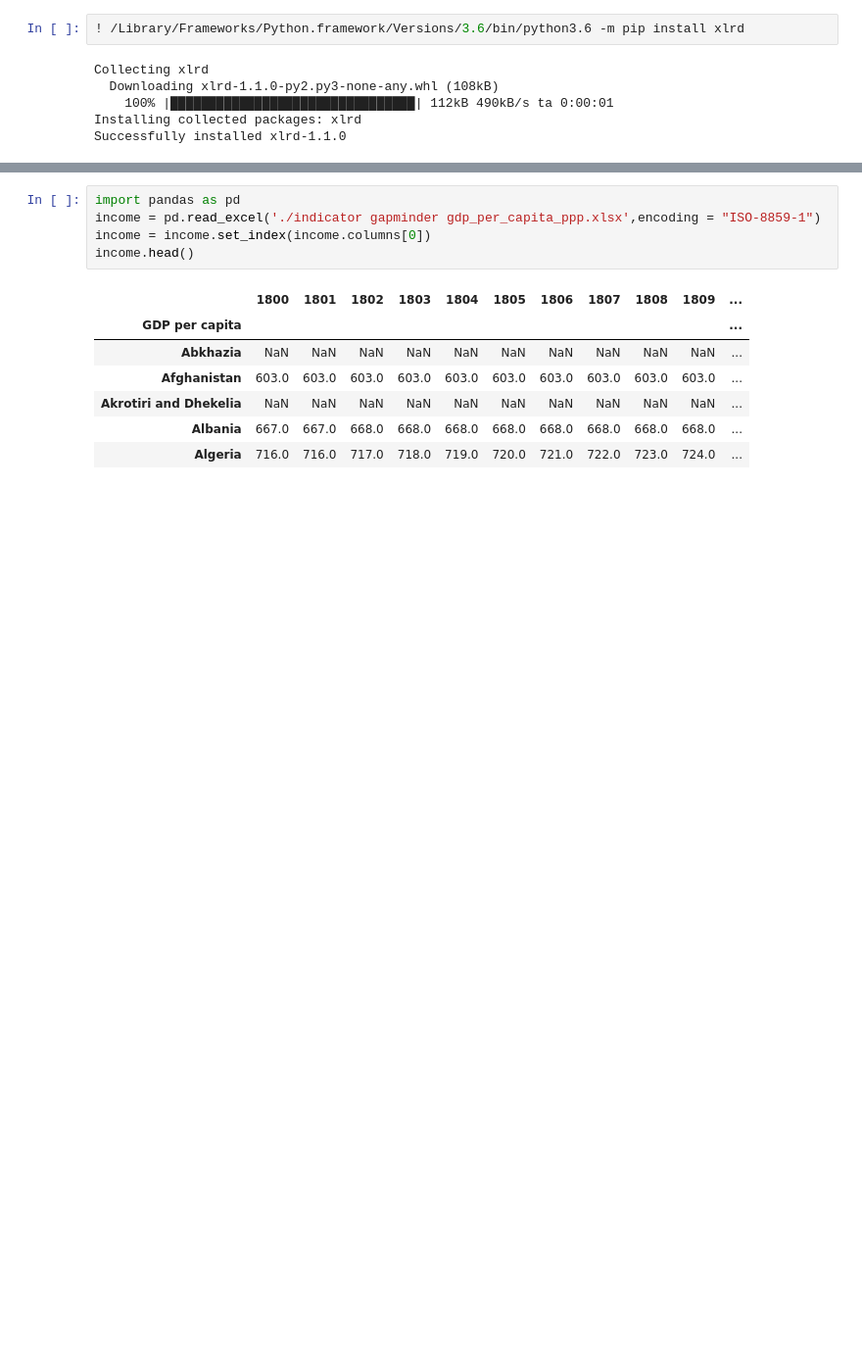
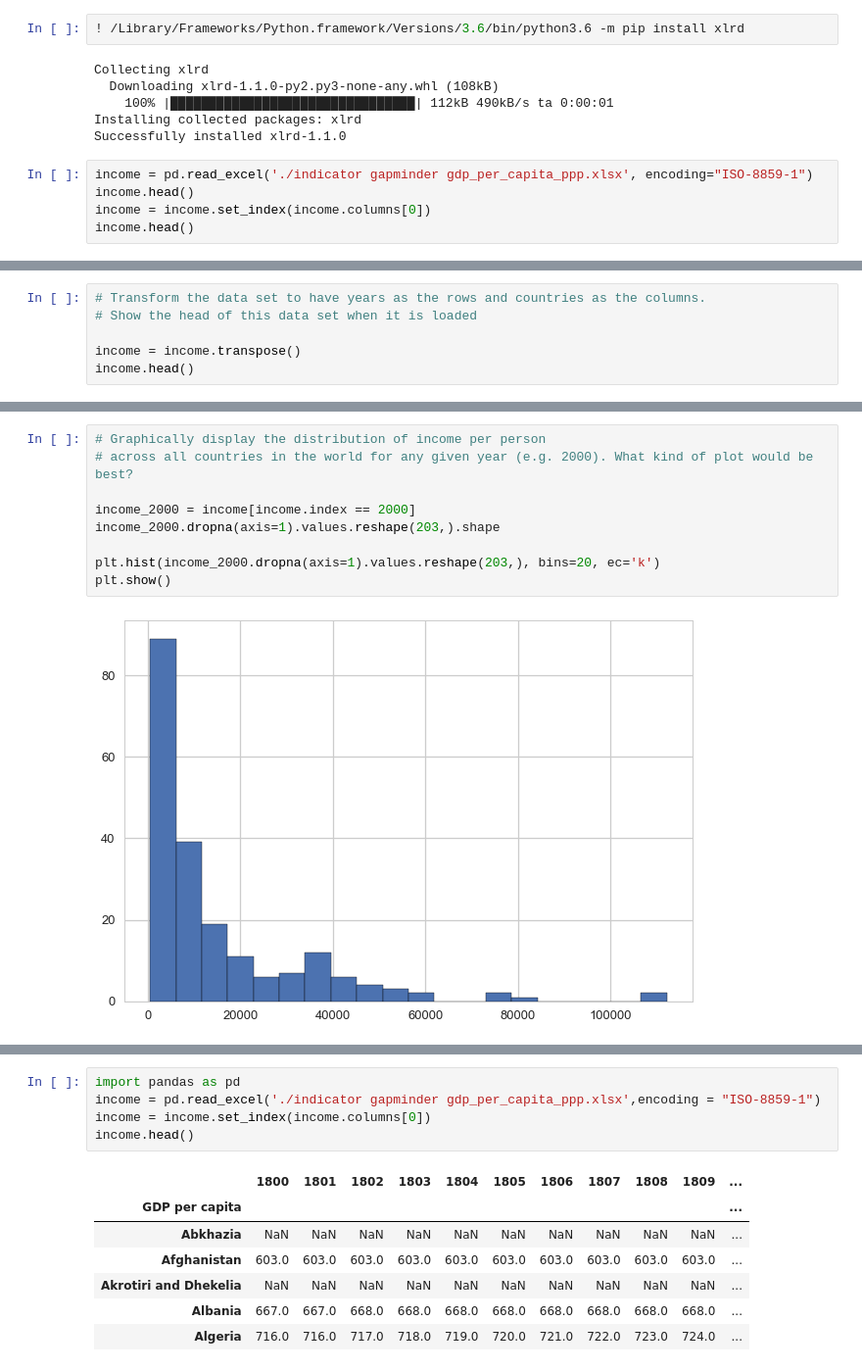
Before and after one commit to suicideBomber1/CS-109, a Jupyter notebook: HW1/HW1.ipynb, the cells around one changed output, grey strips where cells are left out. Shown at 98% size. Saved outputs shown, nothing was run; the diff lists cells and outputs as text; blank space fills up the shorter version.

```diff
--- a/HW1/HW1.ipynb
+++ b/HW1/HW1.ipynb
@@ -282,3 +415,8 @@ Collecting xlrd
     100% |████████████████████████████████| 112kB 490kB/s ta 0:00:01
 Installing collected packages: xlrd
 Successfully installed xlrd-1.1.0
+# %%
+income = pd.read_excel('./indicator gapminder gdp_per_capita_ppp.xlsx', encoding="ISO-8859-1")
+income.head()
+income = income.set_index(income.columns[0])
+income.head()
@@ -284,0 +432,6 @@ Successfully installed xlrd-1.1.0
+# %%
+# Transform the data set to have years as the rows and countries as the columns.
+# Show the head of this data set when it is loaded
+
+income = income.transpose()
+income.head()
@@ -284,0 +446,11 @@ Successfully installed xlrd-1.1.0
+# %%
+# Graphically display the distribution of income per person
+# across all countries in the world for any given year (e.g. 2000). What kind of plot would be best?
+
+income_2000 = income[income.index == 2000]
+income_2000.dropna(axis=1).values.reshape(203,).shape
+
+plt.hist(income_2000.dropna(axis=1).values.reshape(203,), bins=20, ec='k')
+plt.show()
+# %% [output]
+[figure, added]
```
Also changed, not shown: parts of 37 cells of this notebook.
